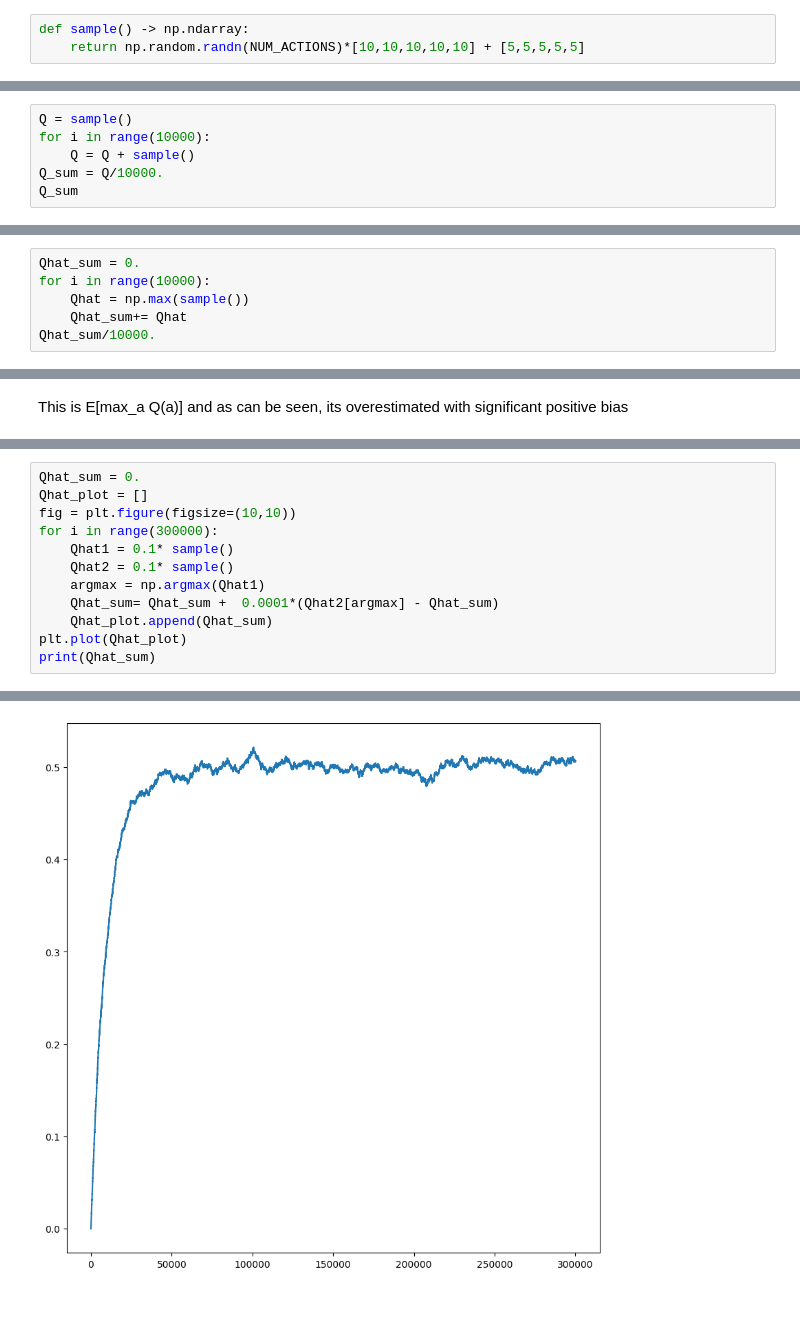
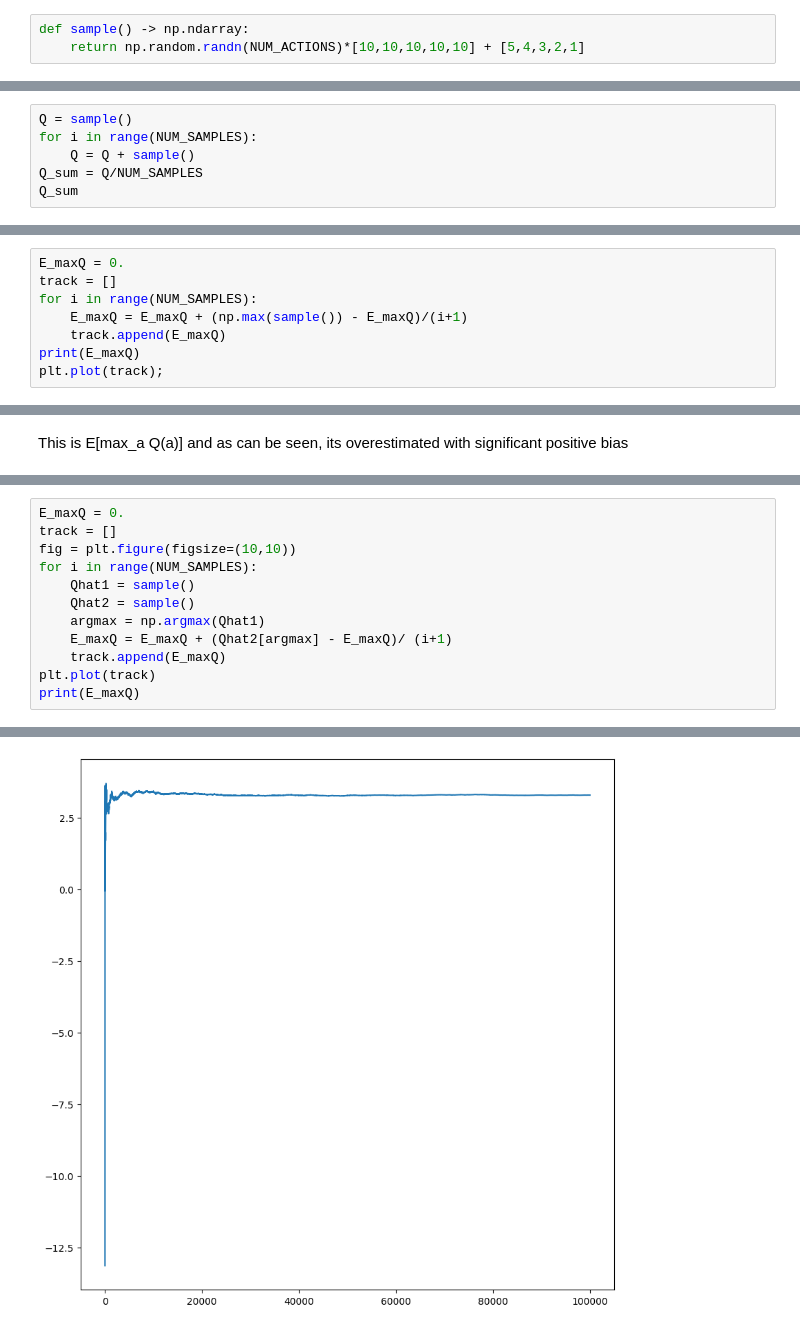
Before and after one commit to gmuthu7/Gridworld, a Jupyter notebook: maximization_bias.ipynb, the cells around one changed output, grey strips where cells are left out. Drawn from its saved outputs; the diff is of its cells as text.

```diff
--- a/maximization_bias.ipynb
+++ b/maximization_bias.ipynb
@@ -7,3 +11,3 @@ NUM_SAMPLES = 10000
 # %%
 def sample() -> np.ndarray:
-    return np.random.randn(NUM_ACTIONS)*[10,10,10,10,10] + [5,5,5,5,5]
+    return np.random.randn(NUM_ACTIONS)*[10,10,10,10,10] + [5,4,3,2,1]
@@ -14,7 +14,7 @@ It would be better to think of Q(a) as independent random variables rather than
 # %%
 Q = sample()
-for i in range(10000):
+for i in range(NUM_SAMPLES):
     Q = Q + sample()
-Q_sum = Q/10000.
+Q_sum = Q/NUM_SAMPLES
 Q_sum
 # %% [output]
@@ -30,8 +30,2 @@ argmax_a E[Q(a)] is 1
 # %% [markdown]
 <h1> Lets compute E[max_a Qhat(a)] </h1>
-# %%
-Qhat_sum = 0.
-for i in range(10000):
-    Qhat = np.max(sample())
-    Qhat_sum+= Qhat
-Qhat_sum/10000.
@@ -39,0 +32,8 @@ Qhat_sum/10000.
+# %%
+E_maxQ = 0.
+track = []
+for i in range(NUM_SAMPLES):
+    E_maxQ = E_maxQ + (np.max(sample()) - E_maxQ)/(i+1)
+    track.append(E_maxQ)
+print(E_maxQ)
+plt.plot(track);
@@ -44,13 +47,13 @@ This is E[max_a Q(a)] and as can be seen, its overestimated with significant pos
 # %%
-Qhat_sum = 0.
-Qhat_plot = []
+E_maxQ = 0.
+track = []
 fig = plt.figure(figsize=(10,10))
-for i in range(300000):
-    Qhat1 = 0.1* sample()
-    Qhat2 = 0.1* sample()
+for i in range(NUM_SAMPLES):
+    Qhat1 = sample()
+    Qhat2 = sample()
     argmax = np.argmax(Qhat1)
-    Qhat_sum= Qhat_sum +  0.0001*(Qhat2[argmax] - Qhat_sum)
-    Qhat_plot.append(Qhat_sum)
-plt.plot(Qhat_plot)
-print(Qhat_sum)
+    E_maxQ = E_maxQ + (Qhat2[argmax] - E_maxQ)/ (i+1)
+    track.append(E_maxQ)
+plt.plot(track)
+print(E_maxQ)
 # %% [output]
@@ -58 +61 @@ print(Qhat_sum)
-[figure, old version]
+[figure, new version]
```
Also changed, not shown: parts of 9 cells of this notebook, 1 other file.
